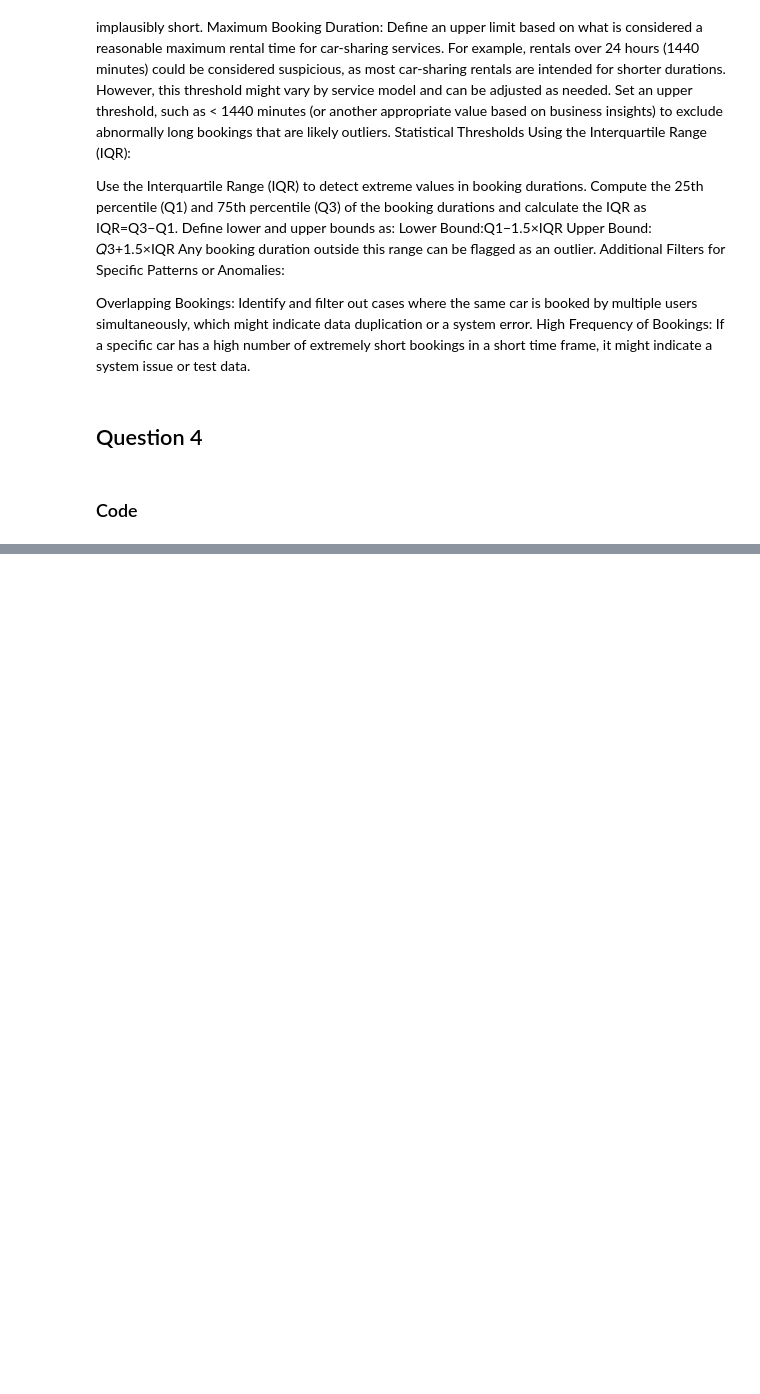
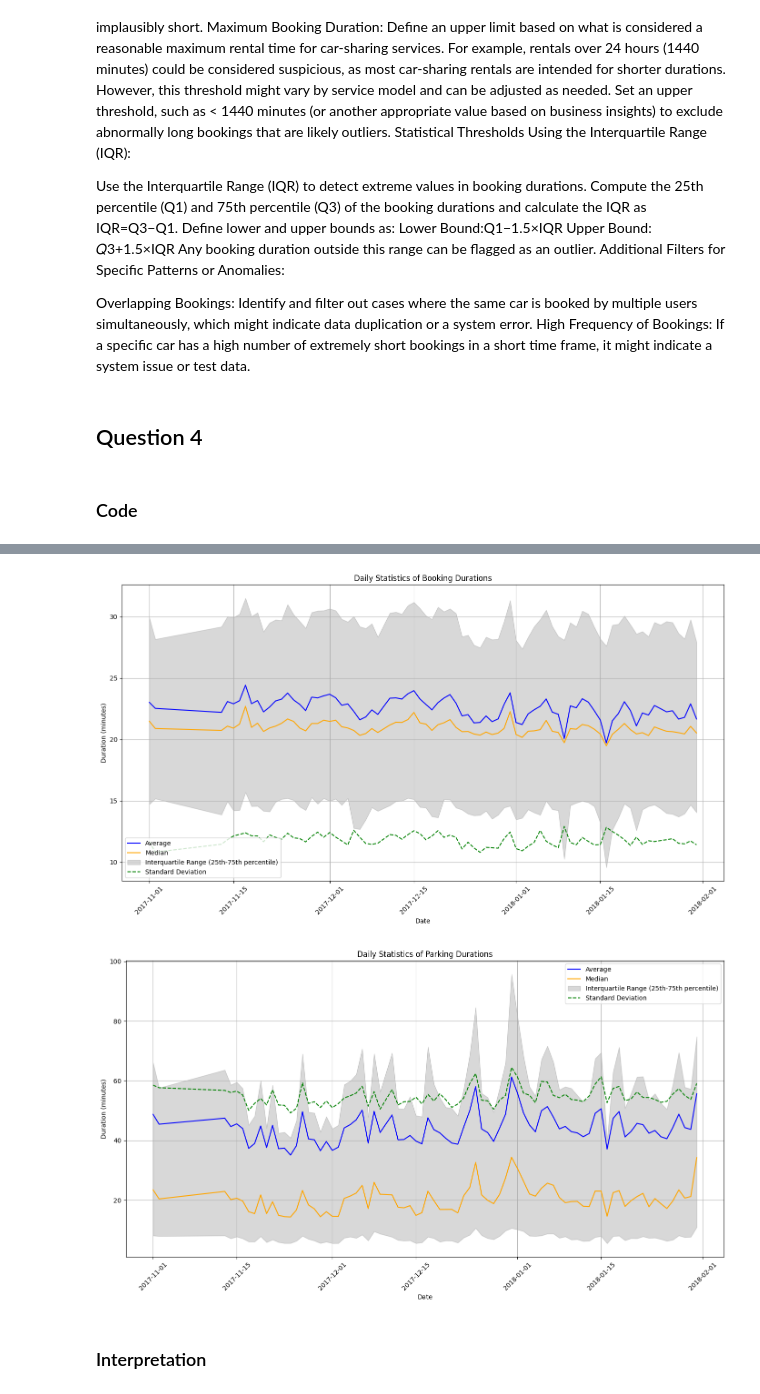
Before and after one commit to Djoulia/ICT4SM_lab1, a Jupyter notebook: main.ipynb, the cells around one changed output, grey strips where cells are left out. Cells and saved outputs as stored; diff of their text form; code cells hidden in the pictures; blank space fills up the shorter version.

```diff
--- a/main.ipynb
+++ b/main.ipynb
@@ -391,3 +391,24 @@ High Frequency of Bookings: If a specific car has a high number of extremely sho
 ## Question 4
 # %% [markdown]
 ### Code
+# %%
+# Queries for filtered data
+filtered_query = {
+    "city": {"$in": cities},
+    "init_date": {"$gte": start_date, "$lte": end_date},
+    "final_date": {"$exists": True}  # Ensures final_date exists
+}
+
+# Load unfiltered data
+df_bookings_unfiltered = pd.DataFrame(list(db['PermanentBookings'].find(filtered_query)))
+df_parkings_unfiltered = pd.DataFrame(list(db['PermanentParkings'].find(filtered_query)))
+
+# Ensure init_date and final_date are in datetime format
+df_bookings_unfiltered['init_date'] = pd.to_datetime(df_bookings_unfiltered['init_date'])
+df_bookings_unfiltered['final_date'] = pd.to_datetime(df_bookings_unfiltered['final_date'])
+df_parkings_unfiltered['init_date'] = pd.to_datetime(df_parkings_unfiltered['init_date'])
+df_parkings_unfiltered['final_date'] = pd.to_datetime(df_parkings_unfiltered['final_date'])
+
+# Calculate duration in minutes for both bookings and parkings
+df_bookings_unfiltered['duration'] = (df_bookings_unfiltered['final_date'] - df_bookings_unfiltered['init_date']).dt.total_seconds() / 60
+df_parkings_unfiltered['duration'] = (df_parkings_unfiltered['final_date'] - df_parkings_unfiltered['init_date']).dt.total_seconds() / 60
@@ -393,0 +577,28 @@ High Frequency of Bookings: If a specific car has a high number of extremely sho
+# %%
+import matplotlib.pyplot as plt
+
+def plot_daily_statistics(daily_stats, title):
+    plt.figure(figsize=(14, 8))
+
+    plt.plot(daily_stats['date'], daily_stats['average'], label='Average', color='blue')
+    plt.plot(daily_stats['date'], daily_stats['median'], label='Median', color='orange')
+    plt.fill_between(daily_stats['date'], daily_stats['p25'], daily_stats['p75'], color='grey', alpha=0.3, label='Interquartile Range (25th-75th percentile)')
+    plt.plot(daily_stats['date'], daily_stats['std_dev'], label='Standard Deviation', color='green', linestyle='--')
+
+    plt.xlabel('Date')
+    plt.ylabel('Duration (minutes)')
+    plt.title(title)
+    plt.legend()
+    plt.xticks(rotation=45)
+    plt.grid()
+    plt.tight_layout()
+    plt.show()
+
+# Plot statistics for bookings and parkings
+plot_daily_statistics(daily_stats_bookings, 'Daily Statistics of Booking Durations')
+plot_daily_statistics(daily_stats_parkings, 'Daily Statistics of Parking Durations')
+# %% [output]
+[figure, added]
+[figure, added]
+# %% [markdown]
+### Interpretation
```
Also changed, not shown: parts of 7 cells of this notebook.
